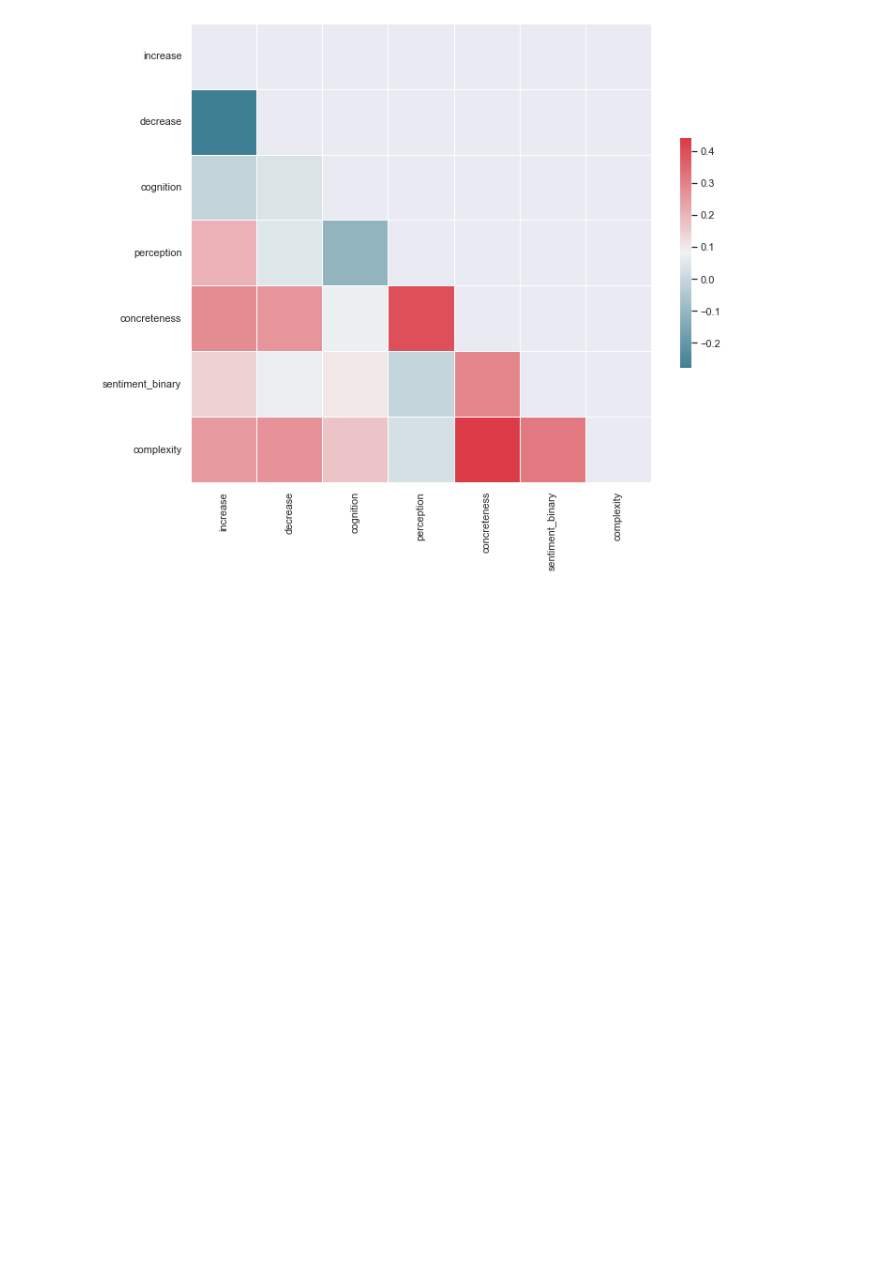
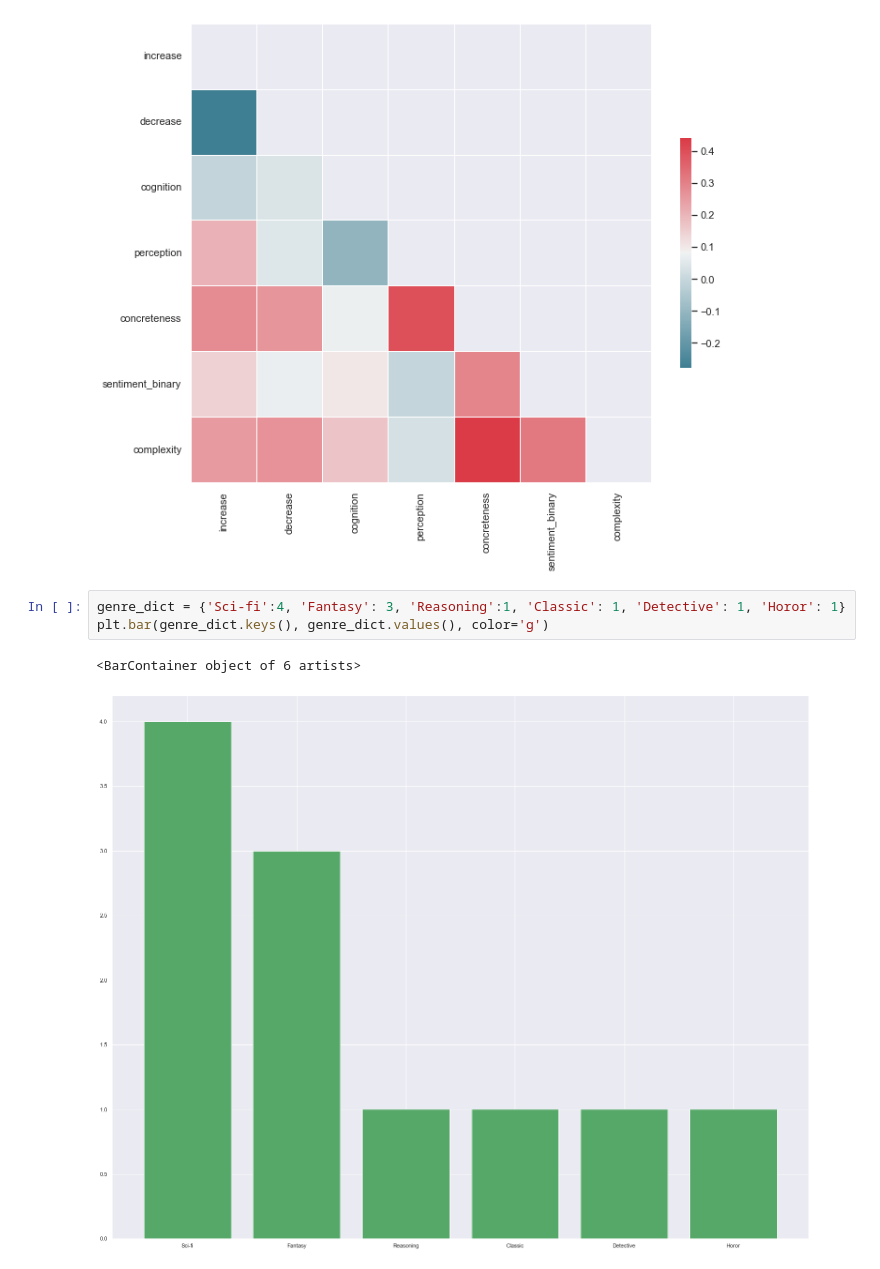
Before and after one commit to kelseyneis/narrative_transportation, a Jupyter notebook: survey_response.ipynb, the cells around one changed output. Saved outputs shown, nothing was run; the diff lists cells and outputs as text; blank space fills up the shorter version.

Commit message:
Chart Genre preference and uncheckout pos and sentiment results

```diff
--- a/survey_response.ipynb
+++ b/survey_response.ipynb
@@ -585,3 +585,9 @@ plt.show()
 | sentiment_binary | 0.144322 | 0.067446 | 0.101000 | -0.006855 | 0.293020 | 1.000000 | 0.318408 |
 | complexity | 0.253577 | 0.268807 | 0.172263 | 0.027087 | 0.439782 | 0.318408 | 1.000000 |
 [figure]
+# %%
+genre_dict = {'Sci-fi':4, 'Fantasy': 3, 'Reasoning':1, 'Classic': 1, 'Detective': 1, 'Horor': 1}
+plt.bar(genre_dict.keys(), genre_dict.values(), color='g')
+# %% [output]
+<BarContainer object of 6 artists>
+[figure, added]
```
Also changed, not shown: parts of 1 cell of this notebook, 14 other files.
